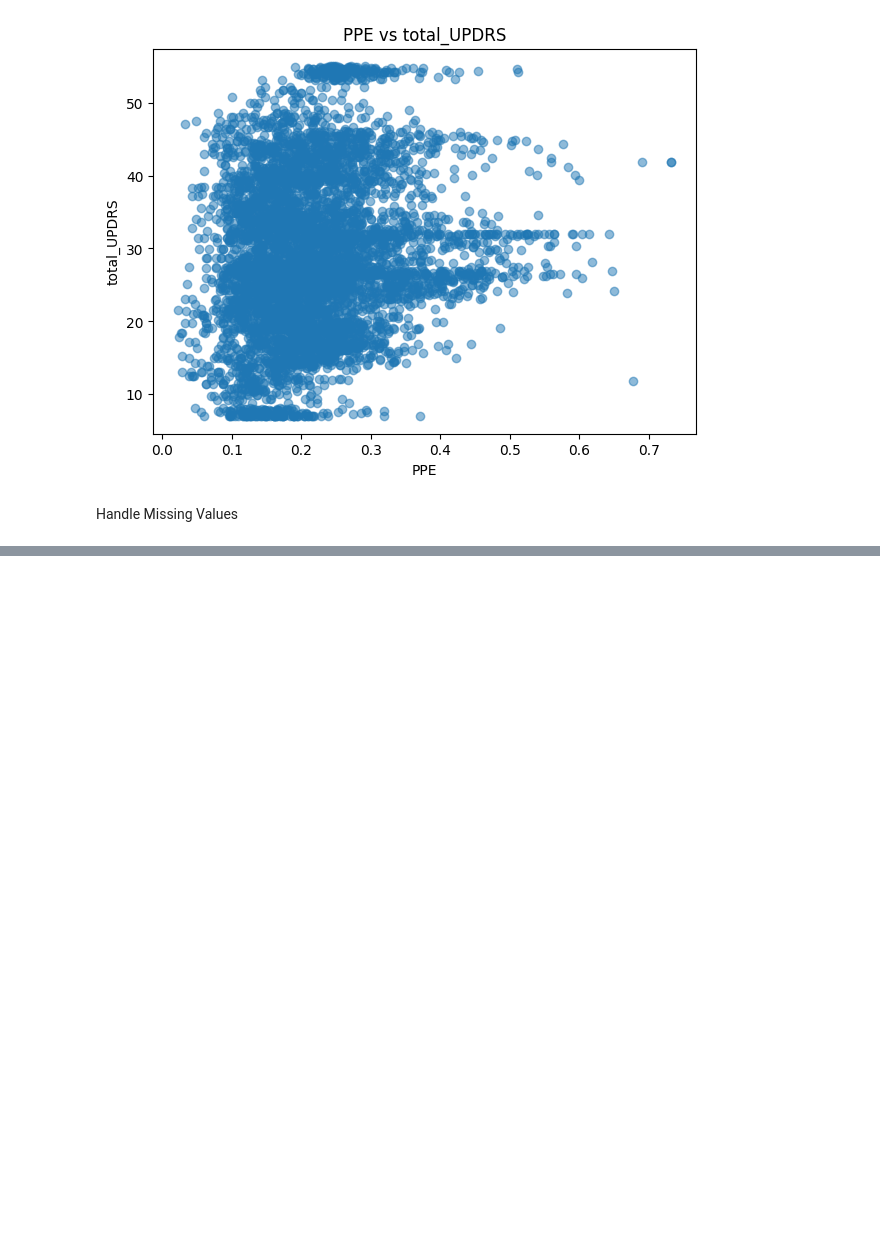
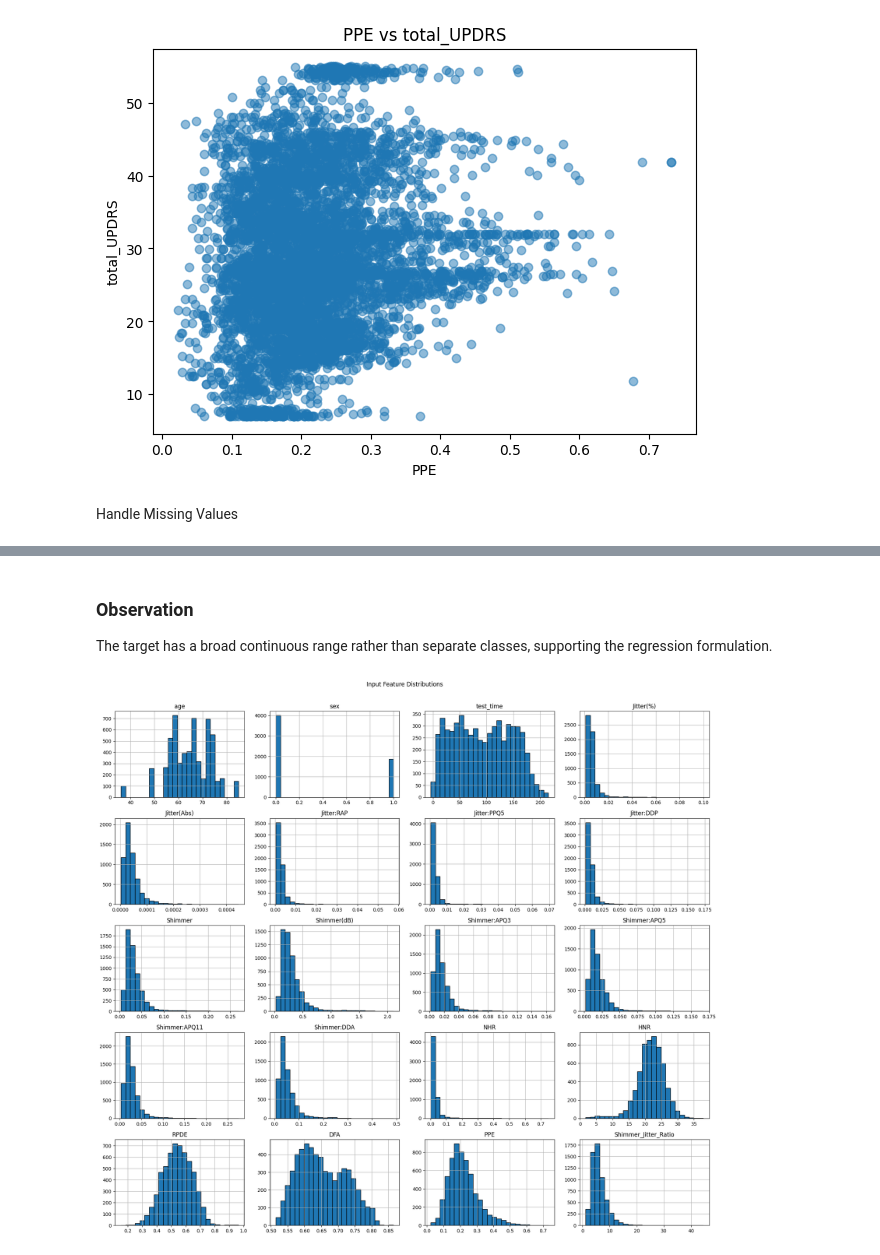
Before and after one commit to Aadhi-87/ML-Capstone-Project, a Jupyter notebook: notebooks/regression_final.ipynb, the cells around one changed output, grey strips where cells are left out. Cells and saved outputs as stored; diff of their text form; code cells hidden in the pictures; blank space fills up the shorter version.

Commit message:
splitting and 5 regression

```diff
--- a/notebooks/regression_final.ipynb
+++ b/notebooks/regression_final.ipynb
@@ -247,0 +256,4 @@ df[numeric_columns] = df[numeric_columns].fillna(
+# %%
+df["Shimmer_Jitter_Ratio"] = (
+    df["Shimmer"] / (df["Jitter(%)"] + 0.000001))
+df.head()
@@ -247,0 +268,9 @@ df[numeric_columns] = df[numeric_columns].fillna(
+# %% [markdown]
+### Observation
+The target has a broad continuous range rather than separate classes, supporting the regression formulation.
+# %%
+features=[c for c in df.columns if c not in ["subject#","motor_UPDRS","total_UPDRS"]]
+df[features].hist(figsize=(18,16),bins=25,edgecolor="black")
+plt.suptitle("Input Feature Distributions",y=1.01); plt.tight_layout(); plt.show()
+# %% [output]
+[figure, added]
```
Also changed, not shown: parts of 21 cells of this notebook.
